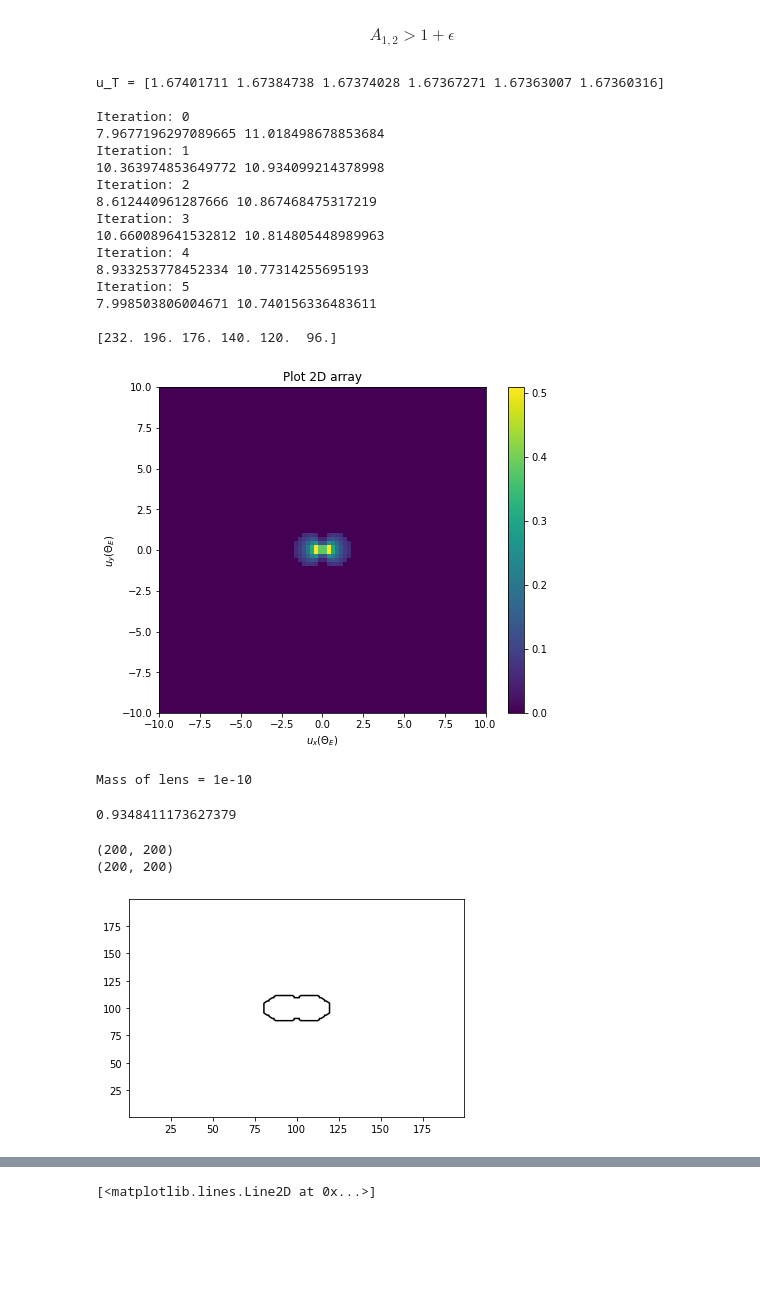
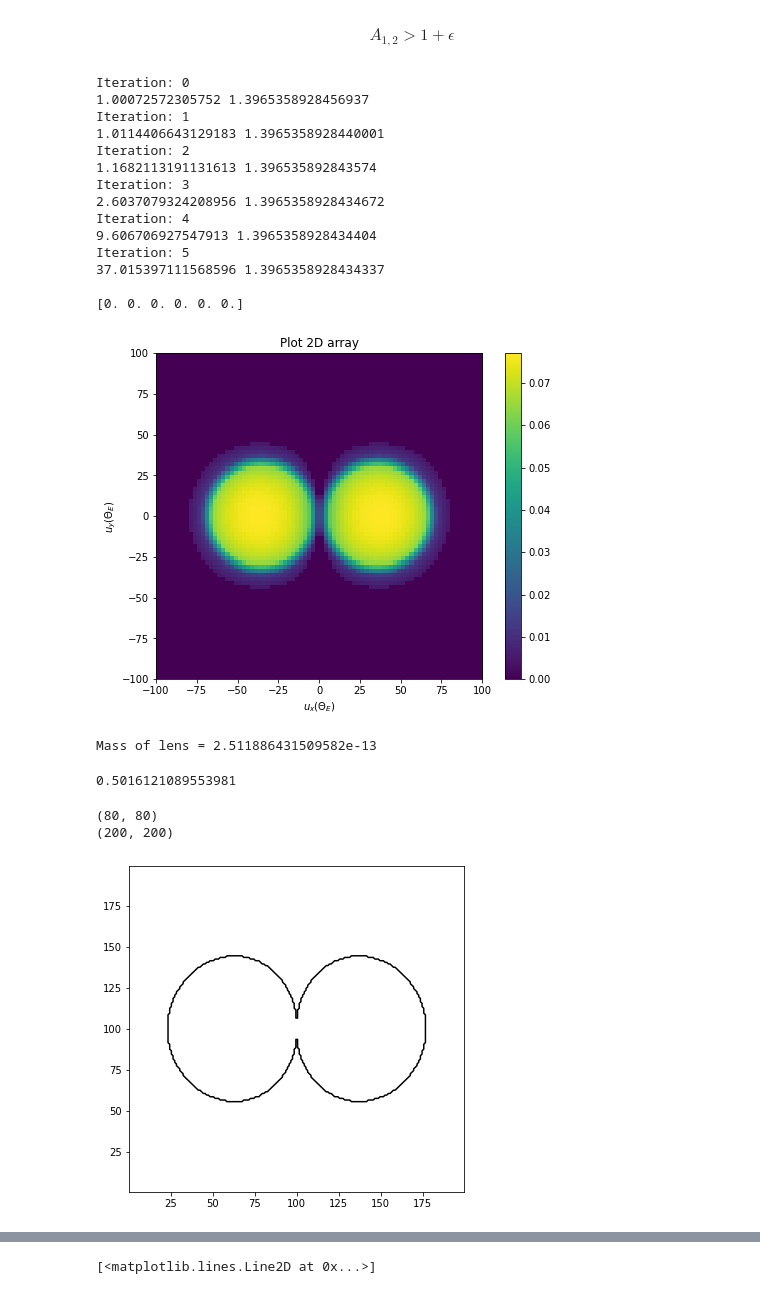
Before and after one commit to avalluvan/Gravitational-Microlensing, a Jupyter notebook: Documentation/Task 3/GRB_Lensing_Parallax_2.ipynb, the cells around one changed output, grey strips where cells are left out. Cells and saved outputs as stored; diff of their text form; code cells hidden in the pictures; blank space fills up the shorter version.

Commit message:
Obtained section of plots. Incorporated midpoint quadrature

```diff
--- a/Documentation/Task 3/GRB_Lensing_Parallax_2.ipynb
+++ b/Documentation/Task 3/GRB_Lensing_Parallax_2.ipynb
@@ -201,7 +201,7 @@ elif option == 2:
                                                                            # def L2_point(R, M1, M2)
                                                                            # Delta_r[0] = 2*r_earth, Delta_r[1] = L2_point, Delta_r[2] = 2*AU
 # %%
-r_S = 0.1*r_sun    # in metres
+r_S = 1*r_sun    # in metres
 NGRB_small = 0.1*NGRB    # r_S < r_sun
 NGRB_tiny = 0.03*NGRB    # r_S < 0.1*r_sun
 # %% [markdown]
@@ -244,9 +244,10 @@ def finite_source_size_effect(r_S, D, theta_E, u):
 $$A_{1,2} > 1+\epsilon$$
 # %%
 # Simulating lens plane position of detectable dark matter
-
+epsilon = 0.01
+r_S = 1*r_sun
 num_masses = 6
-M = np.logspace(-11,-10,num_masses)
+M = np.logspace(-15,-9,num_masses)
 D = 1
 theta_E = np.zeros(num_masses)
 Delta_r = L2_point(AU/Gpc,1,M_earth)/2
@@ -254,7 +255,7 @@ Delta_r = L2_point(AU/Gpc,1,M_earth)/2
 z_S = 2
 #DS = z_S*c/(H_0*1e3)    # THIS IS WRONG
 DS = 1
-x_lens = 0.76
+x_lens = 0.1
 DL = x_lens*DS
 
 num_sides = 80
@@ -285,13 +286,13 @@ for k in range(num_masses):
 
 # Finding the threshold value of u=u_T for different masses at a given epsilon and theta_E
 
-u_T = np.zeros(num_masses)
+#u_T = np.zeros(num_masses)
 
-for k in range(num_masses):
-    calc_threshold = lambda u: finite_source_size_effect(r_S, D, theta_E[k], u) - 1 - epsilon
-    u_T[k] = newton(calc_threshold, 2)
+#for k in range(num_masses):
+#    calc_threshold = lambda u: finite_source_size_effect(r_S, D, theta_E[k], u) - 1 - epsilon
+#    u_T[k] = newton(calc_threshold, 2)
 
-print('u_T =',u_T)                       # u_T is dimensionless
+#print('u_T =',u_T)                       # u_T is dimensionless
 '''
 y = Gpc*DS*np.tan(u_T*theta_E[k])        # y in metres
 print('y =',y)
@@ -313,6 +314,9 @@ for k in range(num_masses):
 
     #pixel_length_x[k] = 2*Y[k] / num_sides
     #pixel_length_y[k] = 2*y[k] / num_sides
+    # for r_earth
+    # 20 for L2
+    # for AU
     pixel_length_x[k] = 20*theta_E[k]*DL/num_sides
     pixel_length_y[k] = 20*theta_E[k]*DL/num_sides
 
@@ -338,7 +342,7 @@ for k in range(num_masses):
             if max_A < max(A1,A2):
                 max_A = max(A1,A2)
             if max_u < max(u1,u2):
-                max_u = max(u1,u2)+1e-15
+                max_u = max(u1,u2)
 
             if A1 > (1 + epsilon) or A2 > (1 + epsilon):
                 if np.abs(A1 - A2)/(A1 + A2) > epsilon / 2:
@@ -374,28 +378,26 @@ for k in range(num_masses):
 print(' ')
 print(count)
 # %% [output]
-u_T = [1.67401711 1.67384738 1.67374028 1.67367271 1.67363007 1.67360316]
+Iteration: 0
+1.00072572305752 1.3965358928456937
+Iteration: 1
+1.0114406643129183 1.3965358928440001
+Iteration: 2
+1.1682113191131613 1.396535892843574
+Iteration: 3
+2.6037079324208956 1.3965358928434672
+Iteration: 4
+9.606706927547913 1.3965358928434404
+Iteration: 5
+37.015397111568596 1.3965358928434337
 
-Iteration: 0
-7.9677196297089665 11.018498678853684
-Iteration: 1
-10.363974853649772 10.934099214378998
-Iteration: 2
-8.612440961287666 10.867468475317219
-Iteration: 3
-10.660089641532812 10.814805448989963
-Iteration: 4
-8.933253778452334 10.77314255695193
-Iteration: 5
-7.998503806004671 10.740156336483611
-
-[232. 196. 176. 140. 120.  96.]
+[0. 0. 0. 0. 0. 0.]
 # %%
 # Creates PIL image
 img = Image.fromarray(np.uint8(np.transpose(arr_lens_plane_pos[5]) * 255) , 'L')
 img.show()
 # %%
-k = 5
+k = 2
 
 fig = plt.figure(figsize=(8,6))
 pixel_extent = pixel_length_x[k]/(theta_E[k]*DL/num_sides)/2
@@ -407,12 +409,12 @@ plt.colorbar()
 plt.show()
 print("Mass of lens =",M[k])
 # %% [output]
-[figure, old version]
+[figure, new version]
-Mass of lens = 1e-10
+Mass of lens = 2.511886431509582e-13
 # %%
 np.max(arr_lens_plane_pos[5])
 # %% [output]
-0.9348411173627379
+0.5016121089553981
 # %%
 # To save images of lens plane detectable dark matter positions
 
@@ -437,28 +439,29 @@ if option_image == 1:
         #new_image.show()
         new_image.save("./Simulation 2/Images/image_"+str(k)+".png", "PNG")
 # %% [output]
+(80, 80)
 (200, 200)
-(200, 200)
 # %%
 # To save contours of lens plane position of detectable dark matter
 
 option_contour = 0
 
 if option_contour == 0:
-    k = 5
+    k = 3
     image = Image.fromarray(np.uint8(np.transpose(arr_lens_plane_pos[k]) * 255), 'L')
     new_image = image.resize((int(200*pixel_length_x[k]/pixel_length_y[k]), 200))
+    fig = plt.figure(figsize=(6,6))
     pylab.contour(new_image, levels=[245], colors='black', origin='image')
 
 if option_contour == 1:
     for k in range(num_masses):
         image = Image.fromarray(np.uint8(np.transpose(arr_lens_plane_pos[k]) * 255), 'L')
         new_image = image.resize((int(200*pixel_length_x[k]/pixel_length_y[k]), 200))
         pylab.contour(new_image, levels=[245], colors='black', origin='image')
         pylab.savefig("./Simulation 2/Contours/contour_"+str(k)+".png")
         pylab.clf()
 # %% [output]
-[figure, old version]
+[figure, new version]
 # %%
 chi_S = DS*Gpc
 
```
Also changed, not shown: parts of 13 cells of this notebook.
